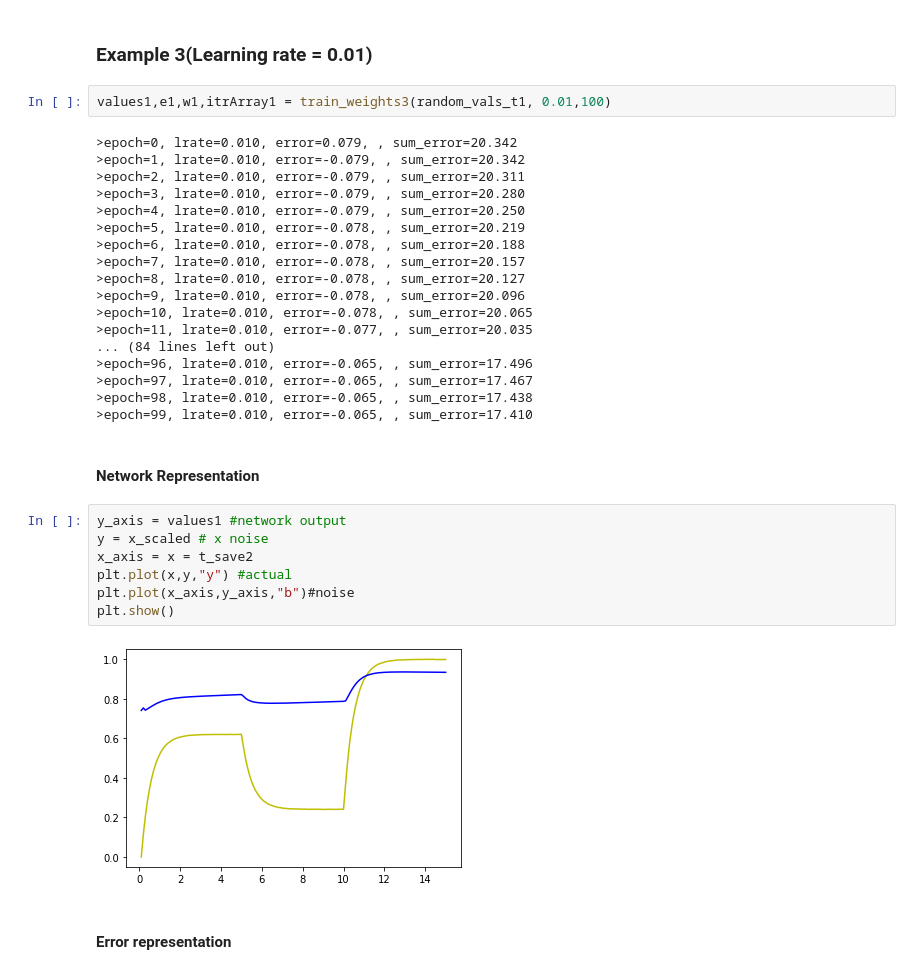
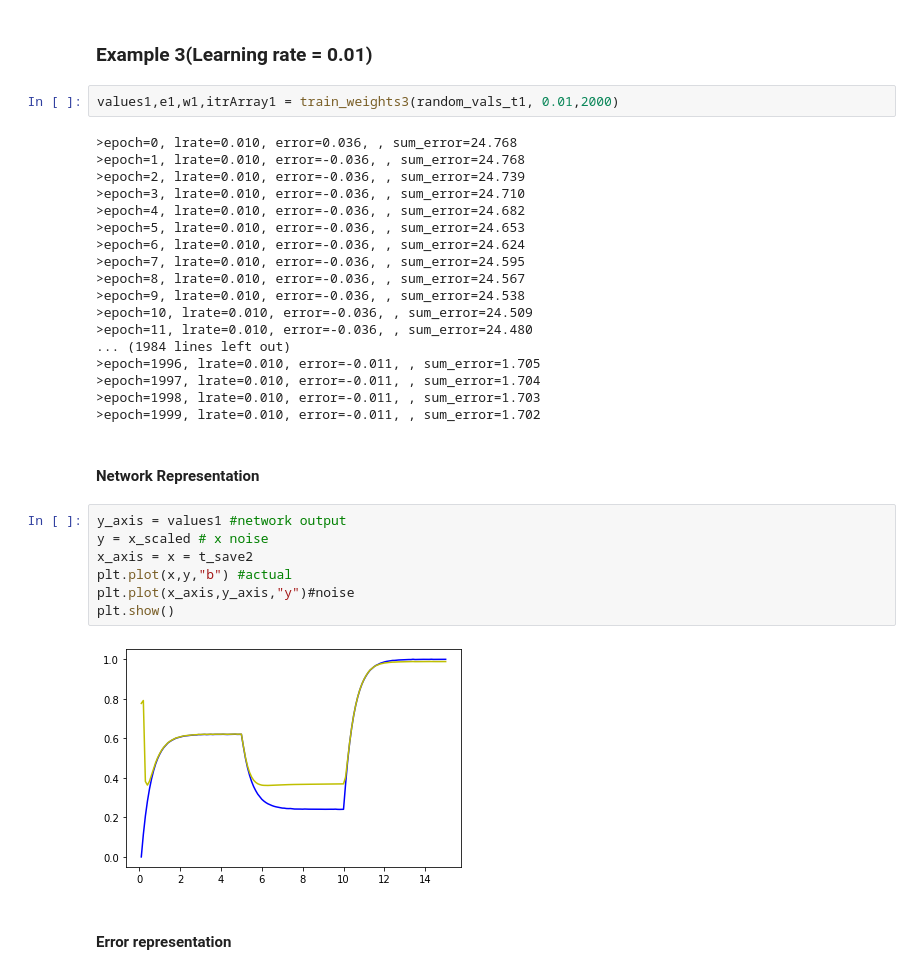
Before and after one commit to Kikumu/Computational-science-practice, a Jupyter notebook: CourseProject/Computational-Science-ACW.ipynb, the cells around one changed output. Drawn from its saved outputs; the diff is of its cells as text.

```diff
--- a/CourseProject/Computational-Science-ACW.ipynb
+++ b/CourseProject/Computational-Science-ACW.ipynb
@@ -787,36 +787,36 @@ error_plt = sns.lineplot(x="Epochs", y="Error", data=error_df1) #blue
 # %% [markdown]
 ### Example 3(Learning rate = 0.01)
 # %%
-values1,e1,w1,itrArray1 = train_weights3(random_vals_t1, 0.01,100)
+values1,e1,w1,itrArray1 = train_weights3(random_vals_t1, 0.01,2000)
 # %% [output]
->epoch=0, lrate=0.010, error=0.079, , sum_error=20.342
->epoch=1, lrate=0.010, error=-0.079, , sum_error=20.342
->epoch=2, lrate=0.010, error=-0.079, , sum_error=20.311
->epoch=3, lrate=0.010, error=-0.079, , sum_error=20.280
->epoch=4, lrate=0.010, error=-0.079, , sum_error=20.250
->epoch=5, lrate=0.010, error=-0.078, , sum_error=20.219
->epoch=6, lrate=0.010, error=-0.078, , sum_error=20.188
->epoch=7, lrate=0.010, error=-0.078, , sum_error=20.157
->epoch=8, lrate=0.010, error=-0.078, , sum_error=20.127
->epoch=9, lrate=0.010, error=-0.078, , sum_error=20.096
->epoch=10, lrate=0.010, error=-0.078, , sum_error=20.065
->epoch=11, lrate=0.010, error=-0.077, , sum_error=20.035
-... (84 lines left out)
->epoch=96, lrate=0.010, error=-0.065, , sum_error=17.496
->epoch=97, lrate=0.010, error=-0.065, , sum_error=17.467
->epoch=98, lrate=0.010, error=-0.065, , sum_error=17.438
->epoch=99, lrate=0.010, error=-0.065, , sum_error=17.410
+>epoch=0, lrate=0.010, error=0.036, , sum_error=24.768
+>epoch=1, lrate=0.010, error=-0.036, , sum_error=24.768
+>epoch=2, lrate=0.010, error=-0.036, , sum_error=24.739
+>epoch=3, lrate=0.010, error=-0.036, , sum_error=24.710
+>epoch=4, lrate=0.010, error=-0.036, , sum_error=24.682
+>epoch=5, lrate=0.010, error=-0.036, , sum_error=24.653
+>epoch=6, lrate=0.010, error=-0.036, , sum_error=24.624
+>epoch=7, lrate=0.010, error=-0.036, , sum_error=24.595
+>epoch=8, lrate=0.010, error=-0.036, , sum_error=24.567
+>epoch=9, lrate=0.010, error=-0.036, , sum_error=24.538
+>epoch=10, lrate=0.010, error=-0.036, , sum_error=24.509
+>epoch=11, lrate=0.010, error=-0.036, , sum_error=24.480
+... (1984 lines left out)
+>epoch=1996, lrate=0.010, error=-0.011, , sum_error=1.705
+>epoch=1997, lrate=0.010, error=-0.011, , sum_error=1.704
+>epoch=1998, lrate=0.010, error=-0.011, , sum_error=1.703
+>epoch=1999, lrate=0.010, error=-0.011, , sum_error=1.702
 # %% [markdown]
 #### Network Representation
 # %%
 y_axis = values1 #network output
 y = x_scaled # x noise
 x_axis = x = t_save2
-plt.plot(x,y,"y") #actual
-plt.plot(x_axis,y_axis,"b")#noise
+plt.plot(x,y,"b") #actual
+plt.plot(x_axis,y_axis,"y")#noise
 plt.show()
 # %% [output]
-[figure, old version]
+[figure, new version]
 # %% [markdown]
 #### Error representation
 # %%
```
Also changed, not shown: parts of 13 cells of this notebook.
